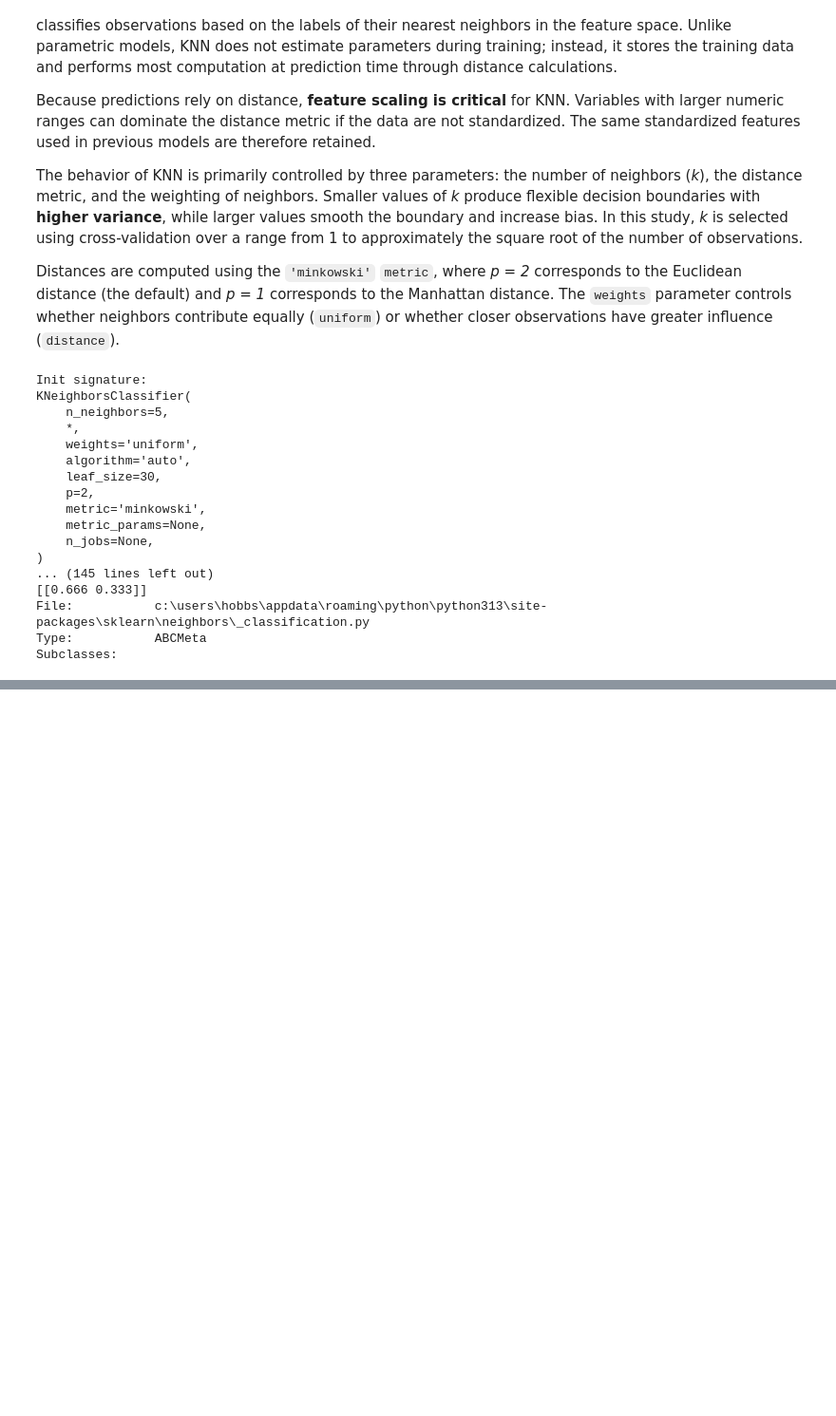
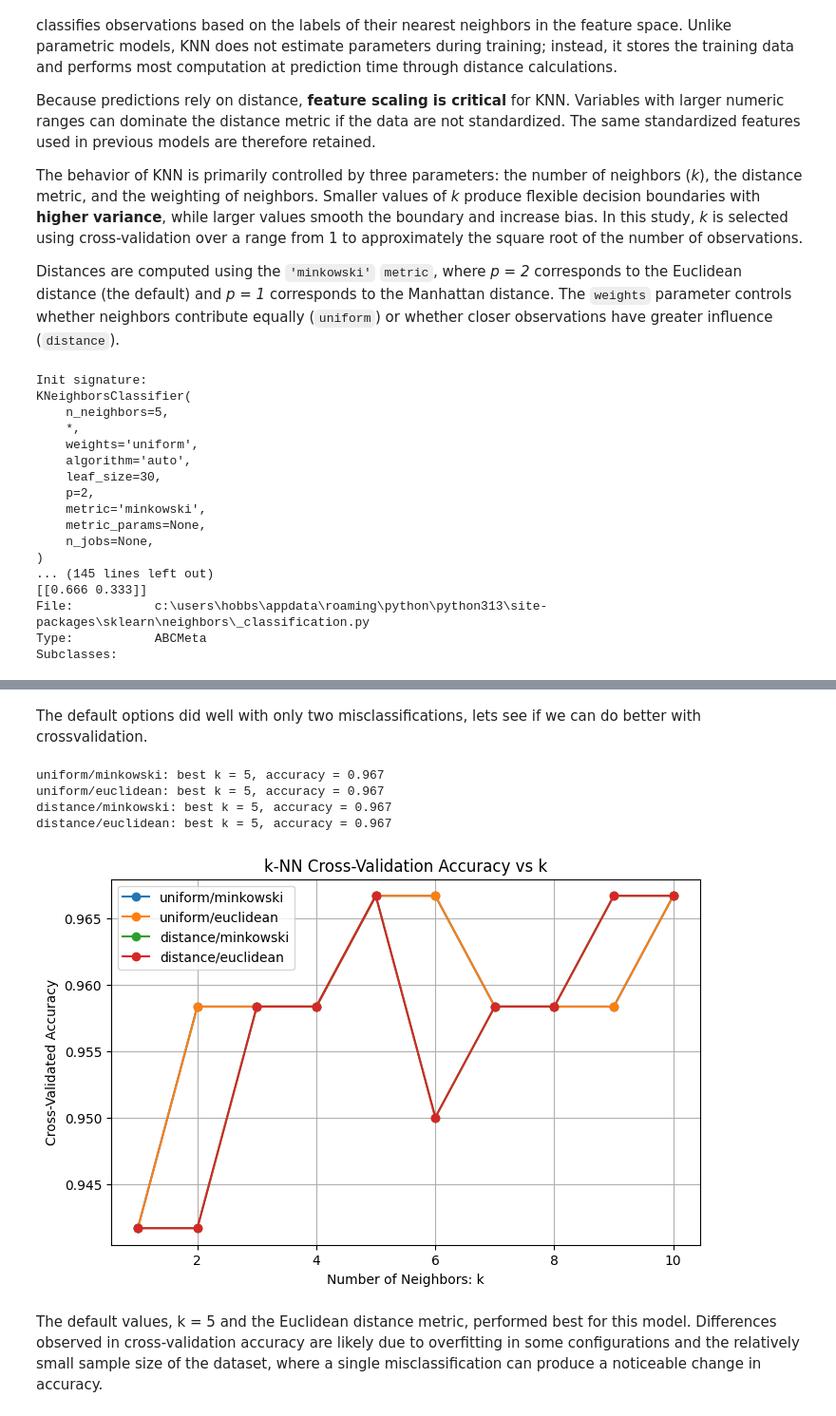
Before and after one commit to Lovjoy/Iris-EDA-and-Machine-Learning, a Jupyter notebook: 05_k_nearest_neighbor.ipynb, the cells around one changed output, grey strips where cells are left out. Shown at 95% size. Cells and saved outputs as stored; diff of their text form; code cells hidden in the pictures; blank space fills up the shorter version.

```diff
--- a/05_k_nearest_neighbor.ipynb
+++ b/05_k_nearest_neighbor.ipynb
@@ -60,0 +94,52 @@ y_test  = splits["y_test"]
+# %% [markdown]
+The default options did well with only two misclassifications, lets see if we can do better with crossvalidation.
+# %%
+# upper bound on k – usually √n_samples, not √n_features
+k_value = int(np.sqrt(X_train_combined.shape[0]))
+k_range = list(range(1, k_value + 1))
+
+weights_list = ['uniform', 'distance']
+metrics_list = ['minkowski', 'euclidean']   # add 'manhattan', … as needed
+
+cv_results = {}          # (weight,metric) -> [score_k1, score_k2, …]
+
+for w in weights_list:
+    for m in metrics_list:
+        scores = []
+        for k in k_range:
+            knn = KNeighborsClassifier(n_neighbors=k,
+                                       weights=w,
+                                       metric=m,
+                                       p=2)            # p ignored for euclidean
+            mean_acc = cross_val_score(knn,
+                                       X_train_combined,
+                                       y_train,
+                                       cv=5,
+                                       scoring='accuracy').mean()
+            scores.append(mean_acc)
+        cv_results[(w, m)] = scores
+
+# inspect best k for each combination
+for (w, m), scores in cv_results.items():
+    best_k = k_range[np.argmax(scores)]
+    print(f'{w}/{m}: best k = {best_k}, accuracy = {max(scores):.3f}')
+# %% [output]
+uniform/minkowski: best k = 5, accuracy = 0.967
+uniform/euclidean: best k = 5, accuracy = 0.967
+distance/minkowski: best k = 5, accuracy = 0.967
+distance/euclidean: best k = 5, accuracy = 0.967
+# %%
+# Plot accuracy vs. k
+plt.figure(figsize=(8, 5))
+for (w, m), scores in cv_results.items():
+    plt.plot(k_range, cv_results[(w, m)], marker='o', label=f'{w}/{m}')
+plt.title("k-NN Cross-Validation Accuracy vs k")
+plt.xlabel("Number of Neighbors: k")
+plt.ylabel("Cross-Validated Accuracy")
+plt.grid(True)
+plt.legend()
+plt.show()
+# %% [output]
+[figure, added]
+# %% [markdown]
+The default values, k = 5 and the Euclidean distance metric, performed best for this model. Differences observed in cross-validation accuracy are likely due to overfitting in some configurations and the relatively small sample size of the dataset, where a single misclassification can produce a noticeable change in accuracy.
```
Also changed, not shown: parts of 9 cells of this notebook, 1 other file.
